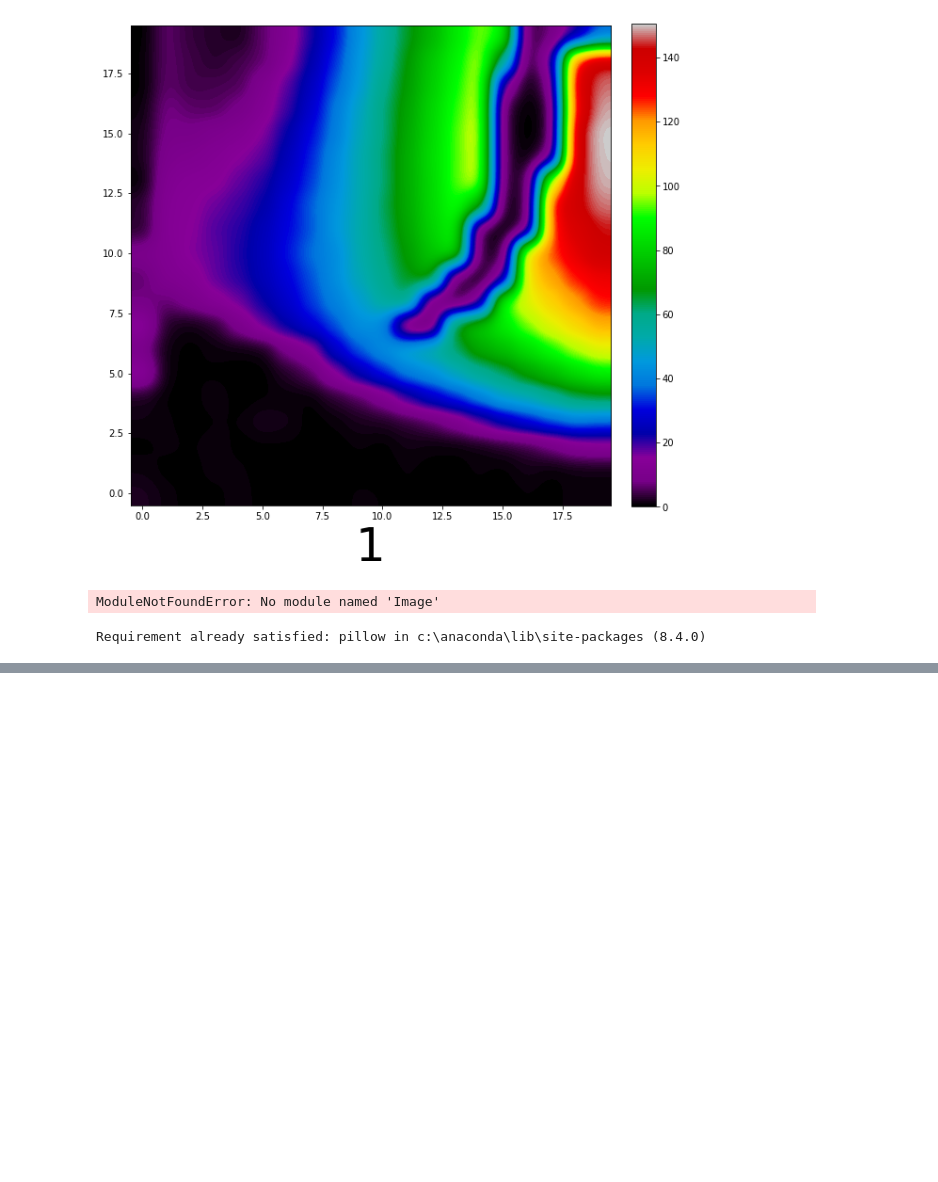
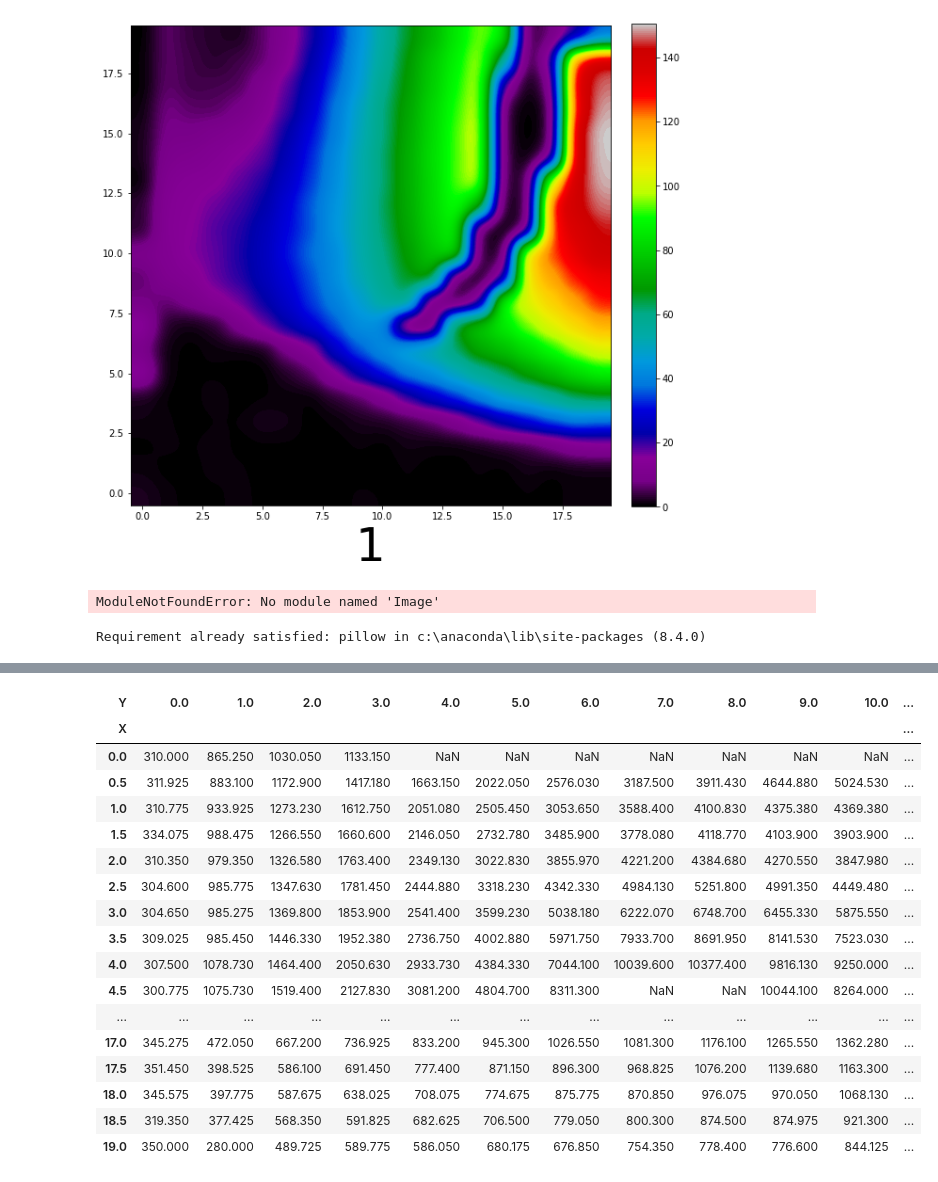
Before and after one commit to LukaszFrackowiak/PyHist, a Jupyter notebook: Pyhist.ipynb, the cells around one changed output, grey strips where cells are left out. Cells and saved outputs as stored; diff of their text form; code cells hidden in the pictures; blank space fills up the shorter version.

```diff
--- a/Pyhist.ipynb
+++ b/Pyhist.ipynb
@@ -317,0 +369,6 @@ np.ceil(2.3)
+# %%
+lista = []
+
+for i in a.index:
+    for j in np.arange(1,21):
+        lista.append([a.iloc[i,0],j-1,b.iloc[i,j],a.iloc[i,j]/2])
@@ -317,0 +384,5 @@ np.ceil(2.3)
+# %%
+a = pd.read_excel('6810_final.xlsx')
+lista6810 = a.iloc[:,0:5]
+lista5776 = a.iloc[:,13:18]
+lista5776.columns = ['x','y','Hc','Remanence','Saturation']
@@ -317,0 +421,34 @@ np.ceil(2.3)
+# %%
+def df_reshape(lista):
+    columns = ["X", "Y", "Coercive"]
+    lista.columns = columns
+    X = a.iloc[:,0]
+    Y = a.iloc[:,1]
+    Z = a.iloc[:,2]
+# Reshape data
+    df = pd.DataFrame(np.column_stack([X, Y, Z]), columns=list('XYZ'))
+    df = df.pivot(index='X', columns='Y', values='Z')
+    return df
+# %%
+coercive6810 = df_reshape(lista6810.iloc[:,:3])
+# %%
+coercive6810
+# %% [output]
+| Y | 0.0 | 1.0 | 2.0 | 3.0 | 4.0 | 5.0 | 6.0 | 7.0 | 8.0 | 9.0 | 10.0 | ... |
+| X |  |  |  |  |  |  |  |  |  |  |  | ... |
+| 0.0 | 310.000 | 865.250 | 1030.050 | 1133.150 | NaN | NaN | NaN | NaN | NaN | NaN | NaN | ... |
+| 0.5 | 311.925 | 883.100 | 1172.900 | 1417.180 | 1663.150 | 2022.050 | 2576.030 | 3187.500 | 3911.430 | 4644.880 | 5024.530 | ... |
+| 1.0 | 310.775 | 933.925 | 1273.230 | 1612.750 | 2051.080 | 2505.450 | 3053.650 | 3588.400 | 4100.830 | 4375.380 | 4369.380 | ... |
+| 1.5 | 334.075 | 988.475 | 1266.550 | 1660.600 | 2146.050 | 2732.780 | 3485.900 | 3778.080 | 4118.770 | 4103.900 | 3903.900 | ... |
+| 2.0 | 310.350 | 979.350 | 1326.580 | 1763.400 | 2349.130 | 3022.830 | 3855.970 | 4221.200 | 4384.680 | 4270.550 | 3847.980 | ... |
+| 2.5 | 304.600 | 985.775 | 1347.630 | 1781.450 | 2444.880 | 3318.230 | 4342.330 | 4984.130 | 5251.800 | 4991.350 | 4449.480 | ... |
+| 3.0 | 304.650 | 985.275 | 1369.800 | 1853.900 | 2541.400 | 3599.230 | 5038.180 | 6222.070 | 6748.700 | 6455.330 | 5875.550 | ... |
+| 3.5 | 309.025 | 985.450 | 1446.330 | 1952.380 | 2736.750 | 4002.880 | 5971.750 | 7933.700 | 8691.950 | 8141.530 | 7523.030 | ... |
+| 4.0 | 307.500 | 1078.730 | 1464.400 | 2050.630 | 2933.730 | 4384.330 | 7044.100 | 10039.600 | 10377.400 | 9816.130 | 9250.000 | ... |
+| 4.5 | 300.775 | 1075.730 | 1519.400 | 2127.830 | 3081.200 | 4804.700 | 8311.300 | NaN | NaN | 10044.100 | 8264.000 | ... |
+| ... | ... | ... | ... | ... | ... | ... | ... | ... | ... | ... | ... | ... |
+| 17.0 | 345.275 | 472.050 | 667.200 | 736.925 | 833.200 | 945.300 | 1026.550 | 1081.300 | 1176.100 | 1265.550 | 1362.280 | ... |
+| 17.5 | 351.450 | 398.525 | 586.100 | 691.450 | 777.400 | 871.150 | 896.300 | 968.825 | 1076.200 | 1139.680 | 1163.300 | ... |
+| 18.0 | 345.575 | 397.775 | 587.675 | 638.025 | 708.075 | 774.675 | 875.775 | 870.850 | 976.075 | 970.050 | 1068.130 | ... |
+| 18.5 | 319.350 | 377.425 | 568.350 | 591.825 | 682.625 | 706.500 | 779.050 | 800.300 | 874.500 | 874.975 | 921.300 | ... |
+| 19.0 | 350.000 | 280.000 | 489.725 | 589.775 | 586.050 | 680.175 | 676.850 | 754.350 | 778.400 | 776.600 | 844.125 | ... |
```
Also changed, not shown: parts of 18 cells of this notebook, 1 other file.
